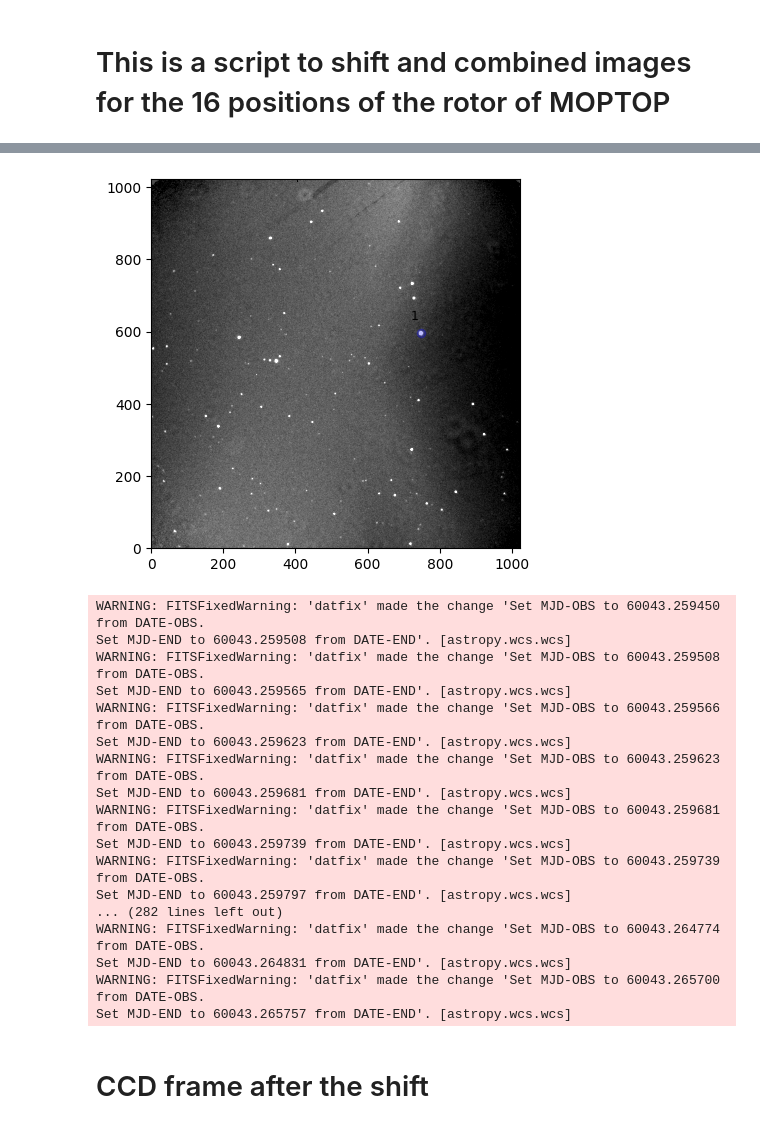
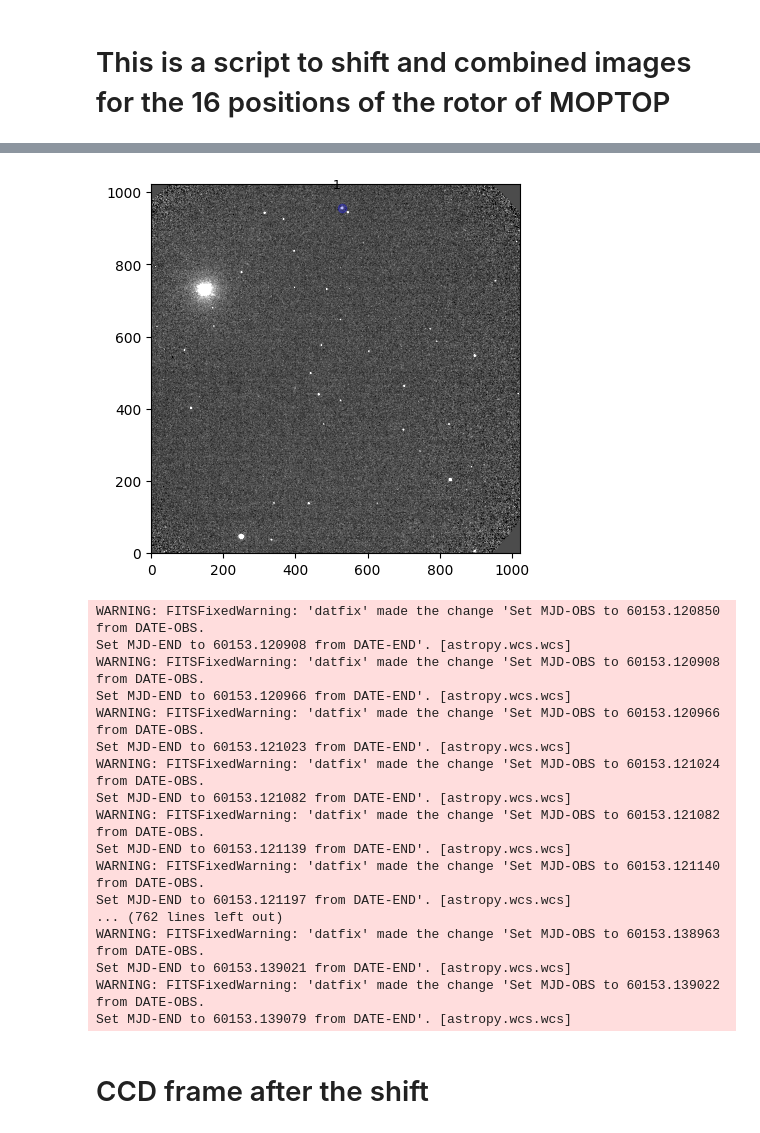
Before and after one commit to DBernardes/Tools-for-the-MOPTOP-pipeline-products, a Jupyter notebook: shift_and_combine_images.ipynb, the cells around one changed output, grey strips where cells are left out. Cells and saved outputs as stored; diff of their text form; code cells hidden in the pictures.

```diff
--- a/shift_and_combine_images.ipynb
+++ b/shift_and_combine_images.ipynb
@@ -10,9 +10,9 @@ from copy import copy
 import astropy.io.fits as fits
 import numpy as np
 
-star_name = "GRB 1163401"
-_set = "third"
-camera = 4
+star_name = "GRB 230728A"
+_set = "first"
+camera = 3
 max_size = 10
 src_path = os.path.join(
     "..",
@@ -33,7 +33,7 @@ objects = {
     "dec": df[f"dec_cam{camera}"],
 }
 
-file = os.path.join(src_path, "4_e_20230408_12_1_1_1.fits")
+file = os.path.join(src_path, "3_e_20230727_32_1_1_1.fits")
 image = fits.getdata(file)
 median = np.median(image)
 std = np.median(np.abs(image - median))
@@ -59,4 +59,4 @@ Set MJD-END to 60043.259449 from DATE-END'. [astropy.wcs.wcs]
-[figure, old version]
+[figure, new version]
 # %%
 coords = {
     "run_num": [],
@@ -97,23 +97,23 @@ csv_file = os.path.join(src_path, "..", "setup", f"coords_over_series.csv")
 df.sort_values(by=["run_num"])
 df.to_csv(csv_file, index=False)
 # %% [output]
-WARNING: FITSFixedWarning: 'datfix' made the change 'Set MJD-OBS to 60043.259450 from DATE-OBS.
-Set MJD-END to 60043.259508 from DATE-END'. [astropy.wcs.wcs]
-WARNING: FITSFixedWarning: 'datfix' made the change 'Set MJD-OBS to 60043.259508 from DATE-OBS.
-Set MJD-END to 60043.259565 from DATE-END'. [astropy.wcs.wcs]
-WARNING: FITSFixedWarning: 'datfix' made the change 'Set MJD-OBS to 60043.259566 from DATE-OBS.
-Set MJD-END to 60043.259623 from DATE-END'. [astropy.wcs.wcs]
-WARNING: FITSFixedWarning: 'datfix' made the change 'Set MJD-OBS to 60043.259623 from DATE-OBS.
-Set MJD-END to 60043.259681 from DATE-END'. [astropy.wcs.wcs]
-WARNING: FITSFixedWarning: 'datfix' made the change 'Set MJD-OBS to 60043.259681 from DATE-OBS.
-Set MJD-END to 60043.259739 from DATE-END'. [astropy.wcs.wcs]
-WARNING: FITSFixedWarning: 'datfix' made the change 'Set MJD-OBS to 60043.259739 from DATE-OBS.
-Set MJD-END to 60043.259797 from DATE-END'. [astropy.wcs.wcs]
-... (282 lines left out)
-WARNING: FITSFixedWarning: 'datfix' made the change 'Set MJD-OBS to 60043.264774 from DATE-OBS.
-Set MJD-END to 60043.264831 from DATE-END'. [astropy.wcs.wcs]
-WARNING: FITSFixedWarning: 'datfix' made the change 'Set MJD-OBS to 60043.265700 from DATE-OBS.
-Set MJD-END to 60043.265757 from DATE-END'. [astropy.wcs.wcs]
+WARNING: FITSFixedWarning: 'datfix' made the change 'Set MJD-OBS to 60153.120850 from DATE-OBS.
+Set MJD-END to 60153.120908 from DATE-END'. [astropy.wcs.wcs]
+WARNING: FITSFixedWarning: 'datfix' made the change 'Set MJD-OBS to 60153.120908 from DATE-OBS.
+Set MJD-END to 60153.120966 from DATE-END'. [astropy.wcs.wcs]
+WARNING: FITSFixedWarning: 'datfix' made the change 'Set MJD-OBS to 60153.120966 from DATE-OBS.
+Set MJD-END to 60153.121023 from DATE-END'. [astropy.wcs.wcs]
+WARNING: FITSFixedWarning: 'datfix' made the change 'Set MJD-OBS to 60153.121024 from DATE-OBS.
+Set MJD-END to 60153.121082 from DATE-END'. [astropy.wcs.wcs]
+WARNING: FITSFixedWarning: 'datfix' made the change 'Set MJD-OBS to 60153.121082 from DATE-OBS.
+Set MJD-END to 60153.121139 from DATE-END'. [astropy.wcs.wcs]
+WARNING: FITSFixedWarning: 'datfix' made the change 'Set MJD-OBS to 60153.121140 from DATE-OBS.
+Set MJD-END to 60153.121197 from DATE-END'. [astropy.wcs.wcs]
+... (762 lines left out)
+WARNING: FITSFixedWarning: 'datfix' made the change 'Set MJD-OBS to 60153.138963 from DATE-OBS.
+Set MJD-END to 60153.139021 from DATE-END'. [astropy.wcs.wcs]
+WARNING: FITSFixedWarning: 'datfix' made the change 'Set MJD-OBS to 60153.139022 from DATE-OBS.
+Set MJD-END to 60153.139079 from DATE-END'. [astropy.wcs.wcs]
 # %% [markdown]
 # CCD frame after the shift
 # %%
```
Also changed, not shown: parts of 4 cells of this notebook, 5 other files.
